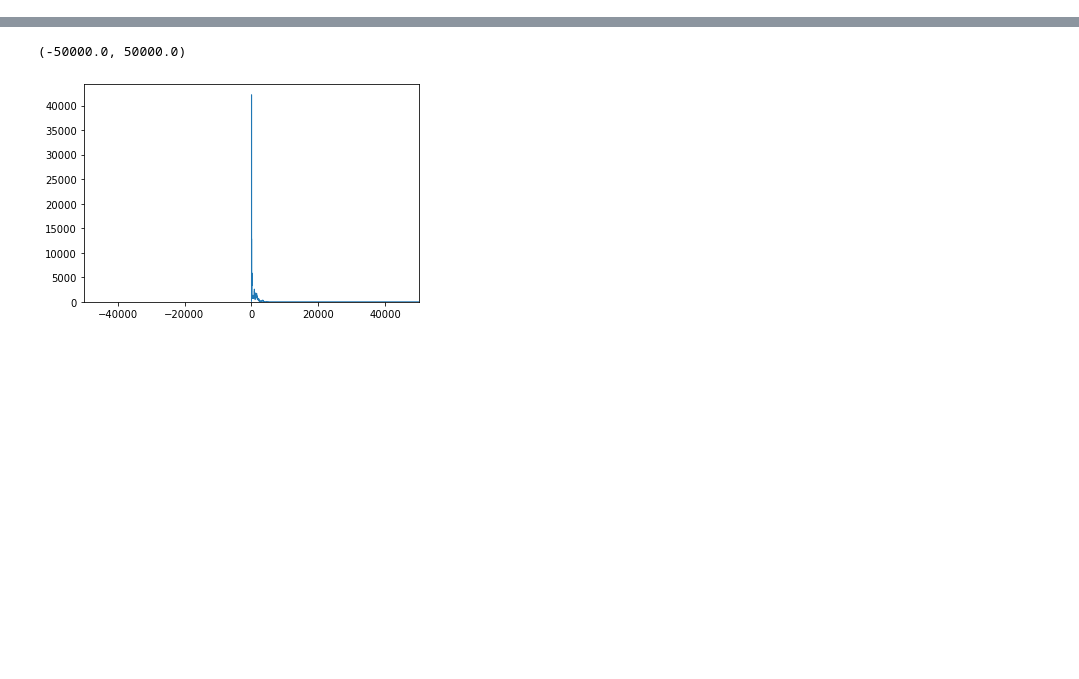
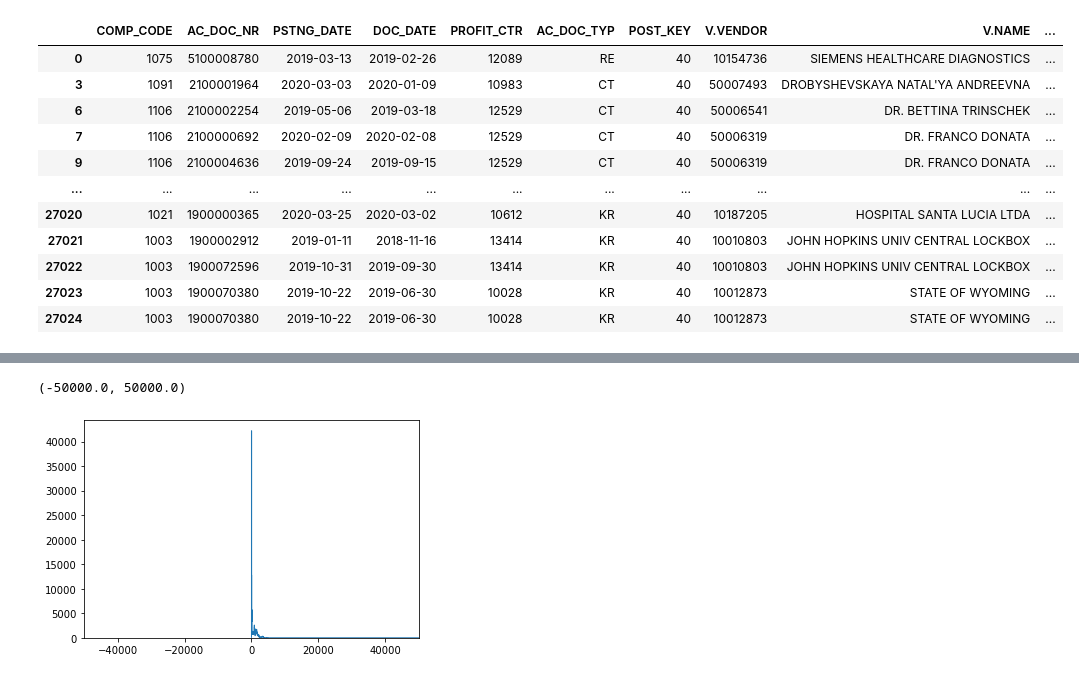
Before and after one commit to dylan1218/ClassificationProject, a Jupyter notebook: ModelsDL_supervised.ipynb, the cells around one changed output, grey strips where cells are left out. Cells and saved outputs as stored; diff of their text form; code cells hidden in the pictures; blank space fills up the shorter version.

```diff
--- a/ModelsDL_supervised.ipynb
+++ b/ModelsDL_supervised.ipynb
@@ -131,0 +155,99 @@ df[colSelect]
+# %%
+#Define DateEncode as basic features such as day of week, month int, and year int.
+#Define groupencode as placing into buckets
+#Define mapencode as mapping values to a higher-level grouping
+
+#Define relavent fields to model and their associated data types and feature engineering methods
+
+colDict = {
+    "COMP_CODE": {"Type":"Categorical", "Method":"1hot"}, #In
+    #"REF_KEY1":{"Type":"Categorical", "Method":"1hot"},
+    "AC_DOC_NR": {"Type":"ID", "Method":"N/A"},
+    "PSTNG_DATE":{"Type":"Date", "Method":"DateEncode"},
+    #"CREATEDON":{"Type":"Date", "Method":"DateEncode"},
+    "DOC_DATE":{"Type":"Date", "Method":"DateEncode"},
+    "PROFIT_CTR":{"Type":"Categorical", "Method":"1hot"},
+    "AC_DOC_TYP":{"Type":"Categorical", "Method":"1hot"},
+    "POST_KEY":{"Type":"Categorical", "Method":"1hot"},
+    "V.VENDOR":{"Type":"Categorical", "Method":"MapEncode"},#Was creditor
+    "V.NAME":{"Type":"Text", "Method":"Tokenize"}, #Was name
+    "GL_ACCOUNT":{"Type":"Categorical", "Method":"1hot"},
+    #"CUSTOMER":{"Type":"Categorical", "Method":"MapEncode"}, no longer included
+    "POSTXT":{"Type":"Text", "Method":"Tokenize"},
+    #"BIC_ZUSERNAM":{"Type":"Categorical", "Method":"MapEncode"}, no longer included
+    "ZBKTXT":{"Type":"Text", "Method":"Tokenize"},
+    "ZTCODE":{"TYpe":"Categorical", "Method":"1hot"},
+    "DEB_CRE_USD":{"Type":"Numerical", "Method":"GroupEncode"},
+    "V.BIC_ZTERMPAY":{"Type":"Categorical", "Method":"1hot"},
+    "MATL_GROUP":{"Type":"Categorical", "Method":"1hot"},
+    "ACCNT_GRPV":{"Type":"Categorical", "Method":"1hot"},
+    "HCPClass":{"Type":"Categorical", "Method":"LabelEncode"}, #Target
+    "Compliance_Bucket":{"Type":"Categorical", "Method":"1hot"},
+    "V.BI_ACCNT_TGRPV":{"Type":"Categorical", "Method":"1hot"} #Vendor type
+}
+
+oneHotFeatures = ["PROFIT_CTR","AC_DOC_TYP","POST_KEY","GL_ACCOUNT","ZTCODE", "MATL_GROUP", "ACCNT_GRPV","V.BI_ACCNT_TGRPV", "V.BIC_ZTERMPAY"]
+
+
+#Set pandas datatypes for each field
+dfValidate['COMP_CODE'] = dfValidate['COMP_CODE'].astype('object')
+#dfValidateValidate['REF_KEY1'] = dfValidateValidate['REF_KEY1'].astype('object')
+dfValidate['AC_DOC_NR'] = dfValidate['AC_DOC_NR'].astype('str')
+dfValidate['PSTNG_DATE'] = pd.to_datetime(dfValidate['PSTNG_DATE'], format="%Y%m%d")
+#dfValidateValidate['CREATEDON'] = pd.to_datetime(dfValidateValidate['CREATEDON'].astype('object'), format="%Y%m%d")
+dfValidate['DOC_DATE'] = pd.to_datetime(dfValidate['DOC_DATE'], format="%Y%m%d")
+dfValidate['PROFIT_CTR'] = dfValidate['PROFIT_CTR'].astype('str')
+dfValidate['AC_DOC_TYP'] = dfValidate['AC_DOC_TYP'].astype('object')
+dfValidate['POST_KEY'] = dfValidate['POST_KEY'].astype('str')
+#dfValidateValidate_test['POST_KEY'] = dfValidateValidate_test['POST_KEY'].astype('int')
+dfValidate['V.VENDOR'] = dfValidate['V.VENDOR'].astype('object') #was CREDITOR
+dfValidate['V.NAME'] = dfValidate['V.NAME'].astype('object') #Was #name
+dfValidate['GL_ACCOUNT'] = dfValidate['GL_ACCOUNT'].astype('int')
+#dfValidate_test['GL_ACCOUNT'] = dfValidate_test['GL_ACCOUNT'].astype('object')
+#dfValidate['CUSTOMER'] = dfValidate['CUSTOMER'].astype('object') no longer included
+dfValidate['POSTXT'] = dfValidate['POSTXT'].astype('object')
+#dfValidate['BIC_ZUSERNAM'] = dfValidate['BIC_ZUSERNAM'].astype('object') no longer included, but may be useful to bring back
+dfValidate['ZBKTXT'] = dfValidate['ZBKTXT'].astype('object')
+dfValidate['ZTCODE'] = dfValidate['ZTCODE'].astype('str')
+dfValidate['DEB_CRE_USD'] = pd.to_numeric(dfValidate['DEB_CRE_USD'])
+dfValidate['V.BIC_ZTERMPAY'] = dfValidate['V.BIC_ZTERMPAY'].astype('str') #no longer included, but may be useful to bring back
+dfValidate['MATL_GROUP'] = dfValidate['MATL_GROUP'].astype('str')
+dfValidate['ACCNT_GRPV'] = dfValidate['ACCNT_GRPV'].astype('str')
+dfValidate['HCPClass'] = dfValidate['HCPClass'].astype('object')
+dfValidate['Compliance_Bucket'] = dfValidate['Compliance_Bucket'].astype("object")
+dfValidate['V.BI_ACCNT_TGRPV'] = dfValidate['V.BI_ACCNT_TGRPV'].astype("str")
+
+
+
+
+#Filter data for relavent rows
+dfValidate = dfValidate[ ((dfValidate.POST_KEY == '40') | (dfValidate.POST_KEY == '81')) & (dfValidate.GL_ACCOUNT >= 40000000)]
+
+dfValidate['GL_ACCOUNT'] = dfValidate['GL_ACCOUNT'].astype('str')
+#Filter data for relavent rows
+#dfValidate_test = dfValidate_test[ ((dfValidate_test.POST_KEY == 40) | (dfValidate_test.POST_KEY == 81)) & (dfValidate_test.GL_ACCOUNT >= 40000000)]
+
+#Get list of relavent fields
+#colSelect = list(colDict.keys())
+
+
+#dfValidate[colSelect]
+dfValidate = dfValidate[colSelect]
+
+#dfValidate_test[colSelect]
+
+
+dfValidate
+# %% [output]
+|  | COMP_CODE | AC_DOC_NR | PSTNG_DATE | DOC_DATE | PROFIT_CTR | AC_DOC_TYP | POST_KEY | V.VENDOR | V.NAME | ... |
+| 0 | 1075 | 5100008780 | 2019-03-13 | 2019-02-26 | 12089 | RE | 40 | 10154736 | SIEMENS HEALTHCARE DIAGNOSTICS | ... |
+| 3 | 1091 | 2100001964 | 2020-03-03 | 2020-01-09 | 10983 | CT | 40 | 50007493 | DROBYSHEVSKAYA NATAL'YA ANDREEVNA | ... |
+| 6 | 1106 | 2100002254 | 2019-05-06 | 2019-03-18 | 12529 | CT | 40 | 50006541 | DR. BETTINA TRINSCHEK | ... |
+| 7 | 1106 | 2100000692 | 2020-02-09 | 2020-02-08 | 12529 | CT | 40 | 50006319 | DR. FRANCO DONATA | ... |
+| 9 | 1106 | 2100004636 | 2019-09-24 | 2019-09-15 | 12529 | CT | 40 | 50006319 | DR. FRANCO DONATA | ... |
+| ... | ... | ... | ... | ... | ... | ... | ... | ... | ... | ... |
+| 27020 | 1021 | 1900000365 | 2020-03-25 | 2020-03-02 | 10612 | KR | 40 | 10187205 | HOSPITAL SANTA LUCIA LTDA | ... |
+| 27021 | 1003 | 1900002912 | 2019-01-11 | 2018-11-16 | 13414 | KR | 40 | 10010803 | JOHN HOPKINS UNIV CENTRAL LOCKBOX | ... |
+| 27022 | 1003 | 1900072596 | 2019-10-31 | 2019-09-30 | 13414 | KR | 40 | 10010803 | JOHN HOPKINS UNIV CENTRAL LOCKBOX | ... |
+| 27023 | 1003 | 1900070380 | 2019-10-22 | 2019-06-30 | 10028 | KR | 40 | 10012873 | STATE OF WYOMING | ... |
+| 27024 | 1003 | 1900070380 | 2019-10-22 | 2019-06-30 | 10028 | KR | 40 | 10012873 | STATE OF WYOMING | ... |
```
Also changed, not shown: parts of 22 cells of this notebook, 3 other files.
